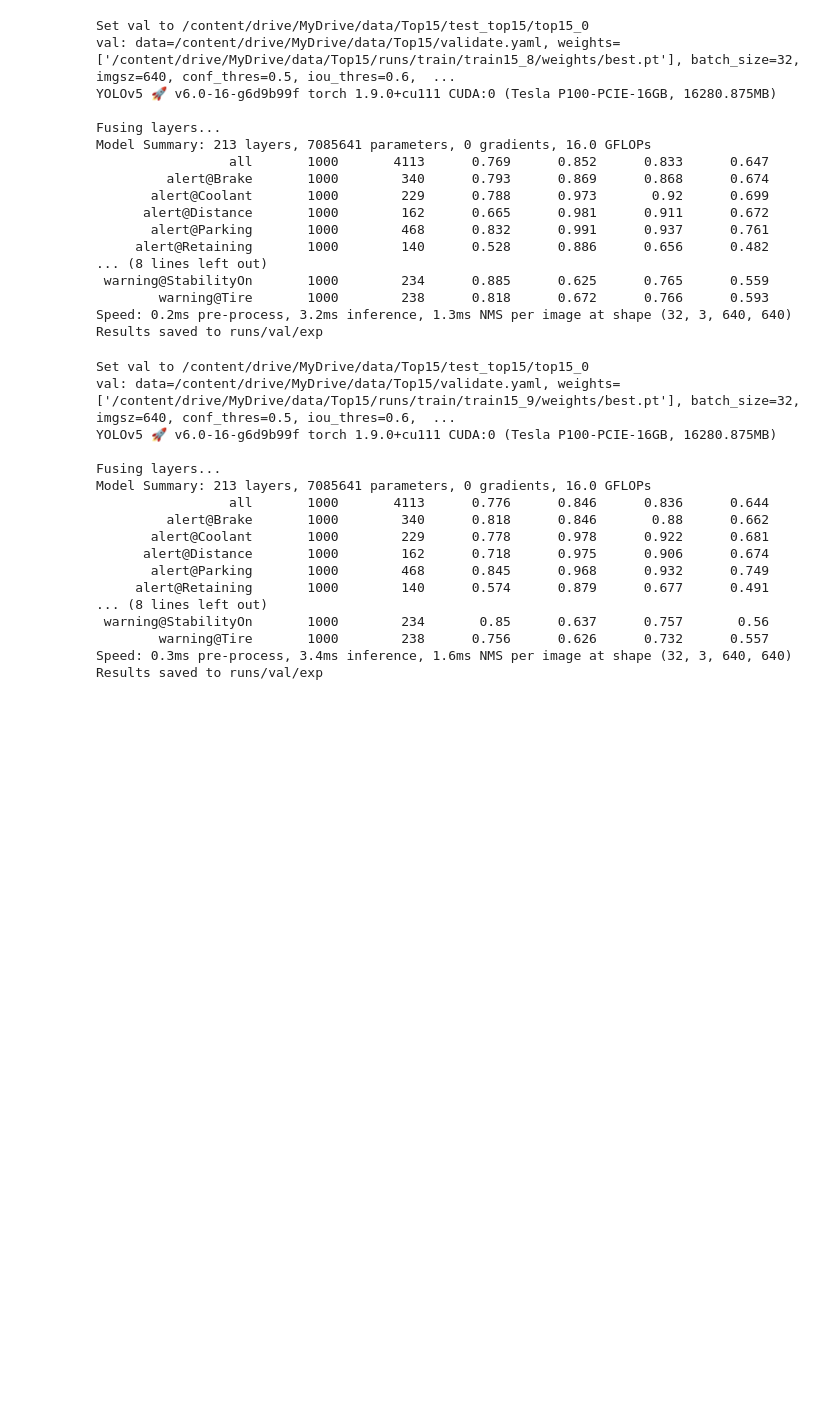
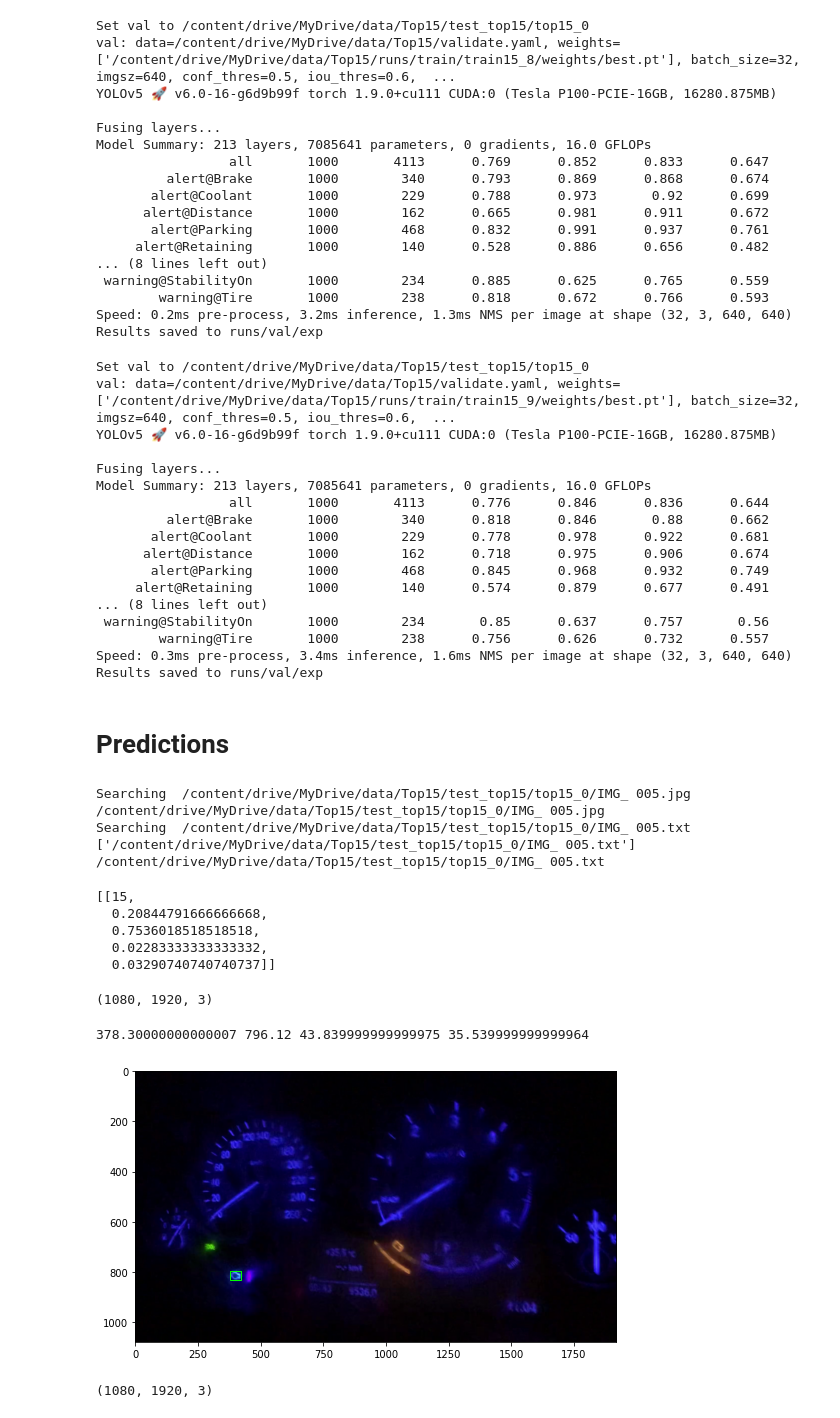
Before and after one commit to changsin/ClassifyImages, a Jupyter notebook: notebooks/train_dashboard_top15_batch10.ipynb, the cells around one changed output. Drawn from its saved outputs; the diff is of its cells as text; code cells hidden in the pictures; blank space fills up the shorter version.

```diff
--- a/notebooks/train_dashboard_top15_batch10.ipynb
+++ b/notebooks/train_dashboard_top15_batch10.ipynb
@@ -707,3 +707,5 @@ Model Summary: 213 layers, 7085641 parameters, 0 gradients, 16.0 GFLOPs
         warning@Tire       1000        238      0.756      0.626      0.732      0.557
 Speed: 0.3ms pre-process, 3.4ms inference, 1.6ms NMS per image at shape (32, 3, 640, 640)
 Results saved to runs/val/exp
+# %% [markdown]
+# Predictions
@@ -709,0 +767,34 @@ Results saved to runs/val/exp
+# %%
+images = load_images('/content/drive/MyDrive/data/Top15/test_top15/top15_0/', file_type='IMG_ 005.jpg')
+labels = load_labels('/content/drive/MyDrive/data/Top15/test_top15/top15_0/', file_type='IMG_ 005.txt')
+# %% [output]
+Searching  /content/drive/MyDrive/data/Top15/test_top15/top15_0/IMG_ 005.jpg
+/content/drive/MyDrive/data/Top15/test_top15/top15_0/IMG_ 005.jpg
+Searching  /content/drive/MyDrive/data/Top15/test_top15/top15_0/IMG_ 005.txt
+['/content/drive/MyDrive/data/Top15/test_top15/top15_0/IMG_ 005.txt']
+/content/drive/MyDrive/data/Top15/test_top15/top15_0/IMG_ 005.txt
+# %%
+labels[0]
+# %% [output]
+[[15,
+  0.20844791666666668,
+  0.7536018518518518,
+  0.02283333333333332,
+  0.03290740740740737]]
+# %%
+images[0].shape
+# %% [output]
+(1080, 1920, 3)
+# %%
+# plot_images(images)
+
+fig = plt.figure(figsize=(50, 50))
+axis = fig.add_subplot(5, 5, 1)
+plot_image(images[0], labels[0], axis)
+# %% [output]
+378.30000000000007 796.12 43.839999999999975 35.539999999999964
+[figure, added]
+# %%
+images[0].shape
+# %% [output]
+(1080, 1920, 3)
```
Also changed, not shown: parts of 4 cells of this notebook.
